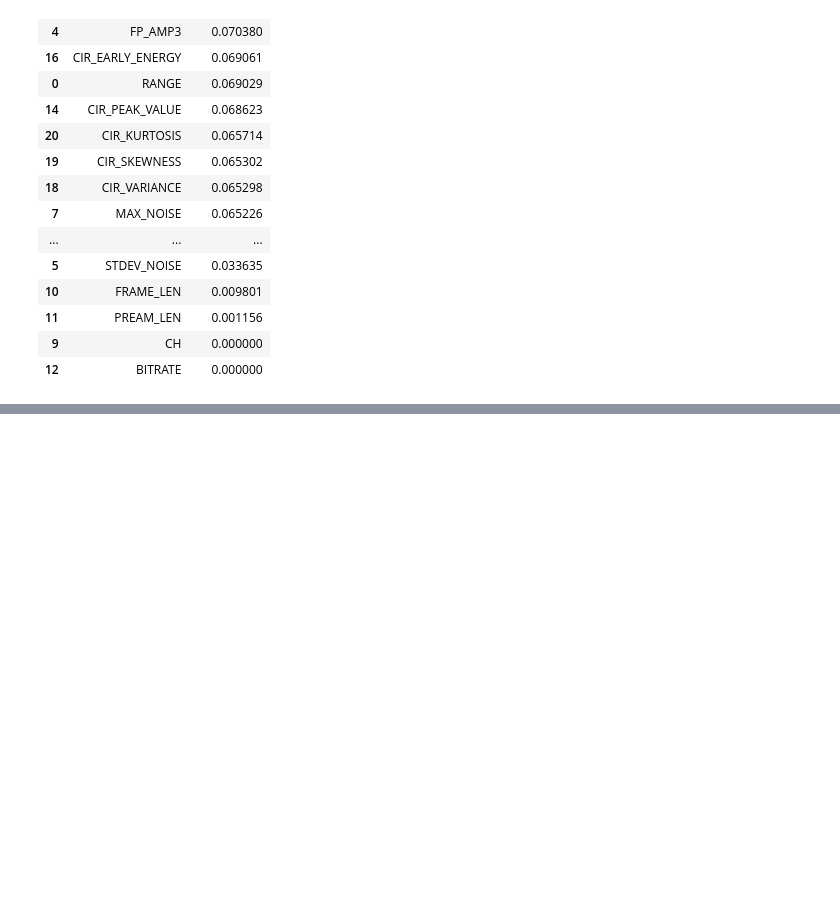
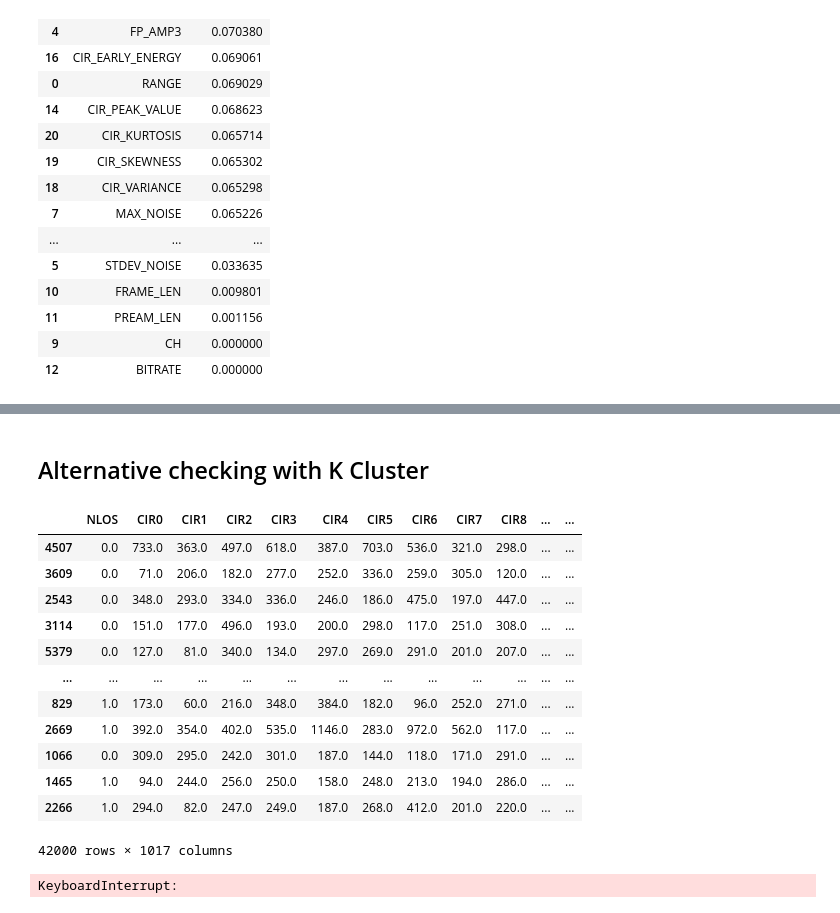
Before and after one commit to ptrpfa/UWB-LOS-NLOS-Classification, a Jupyter notebook: preprocessing2.ipynb, the cells around one changed output, grey strips where cells are left out. Saved outputs shown, nothing was run; the diff lists cells and outputs as text; code cells hidden in the pictures; blank space fills up the shorter version.

```diff
--- a/preprocessing2.ipynb
+++ b/preprocessing2.ipynb
@@ -271,0 +337,56 @@ feature_importance_df.head(20)
+# %% [markdown]
+## Alternative checking with K Cluster
+# %%
+# Filter the dataset to only include the CIR columns and Class
+df_for_cluster = pd.concat([df_combined.iloc[:, :1], df_combined.iloc[:, 15:-7]], axis=1).copy()
+df_for_cluster
+# %% [output]
+|  | NLOS | CIR0 | CIR1 | CIR2 | CIR3 | CIR4 | CIR5 | CIR6 | CIR7 | CIR8 | ... | ... |
+| 4507 | 0.0 | 733.0 | 363.0 | 497.0 | 618.0 | 387.0 | 703.0 | 536.0 | 321.0 | 298.0 | ... | ... |
+| 3609 | 0.0 | 71.0 | 206.0 | 182.0 | 277.0 | 252.0 | 336.0 | 259.0 | 305.0 | 120.0 | ... | ... |
+| 2543 | 0.0 | 348.0 | 293.0 | 334.0 | 336.0 | 246.0 | 186.0 | 475.0 | 197.0 | 447.0 | ... | ... |
+| 3114 | 0.0 | 151.0 | 177.0 | 496.0 | 193.0 | 200.0 | 298.0 | 117.0 | 251.0 | 308.0 | ... | ... |
+| 5379 | 0.0 | 127.0 | 81.0 | 340.0 | 134.0 | 297.0 | 269.0 | 291.0 | 201.0 | 207.0 | ... | ... |
+| ... | ... | ... | ... | ... | ... | ... | ... | ... | ... | ... | ... | ... |
+| 829 | 1.0 | 173.0 | 60.0 | 216.0 | 348.0 | 384.0 | 182.0 | 96.0 | 252.0 | 271.0 | ... | ... |
+| 2669 | 1.0 | 392.0 | 354.0 | 402.0 | 535.0 | 1146.0 | 283.0 | 972.0 | 562.0 | 117.0 | ... | ... |
+| 1066 | 0.0 | 309.0 | 295.0 | 242.0 | 301.0 | 187.0 | 144.0 | 118.0 | 171.0 | 291.0 | ... | ... |
+| 1465 | 1.0 | 94.0 | 244.0 | 256.0 | 250.0 | 158.0 | 248.0 | 213.0 | 194.0 | 286.0 | ... | ... |
+| 2266 | 1.0 | 294.0 | 82.0 | 247.0 | 249.0 | 187.0 | 268.0 | 412.0 | 201.0 | 220.0 | ... | ... |
+42000 rows × 1017 columns
+# %%
+import numpy as np
+from sklearn.cluster import KMeans
+from sklearn.metrics import silhouette_score
+
+# Assuming cir_data contains your data
+cir_data = df_for_cluster.drop(columns=['NLOS']).values  # Extract CIR features
+
+# Range of clusters to try
+min_clusters = 2
+max_clusters = 10
+
+silhouette_scores = []
+for k in range(min_clusters, max_clusters + 1):
+    # Perform K-means clustering
+    kmeans = KMeans(n_clusters=k)
+    kmeans.fit(cir_data)
+    cluster_labels = kmeans.labels_
+
+    # Compute silhouette score
+    silhouette_avg = silhouette_score(cir_data, cluster_labels)
+    silhouette_scores.append(silhouette_avg)
+
+# Find the optimal number of clusters with the highest silhouette score
+optimal_num_clusters = np.argmax(silhouette_scores) + min_clusters
+
+print(f"Optimal number of clusters based on silhouette score: {optimal_num_clusters}")
+
+# Plot silhouette scores
+plt.plot(range(min_clusters, max_clusters + 1), silhouette_scores, marker='o')
+plt.xlabel('Number of Clusters')
+plt.ylabel('Silhouette Score')
+plt.title('Silhouette Score vs Number of Clusters')
+plt.show()
+# %% [output]
+KeyboardInterrupt:
```
Also changed, not shown: parts of 11 cells of this notebook.
